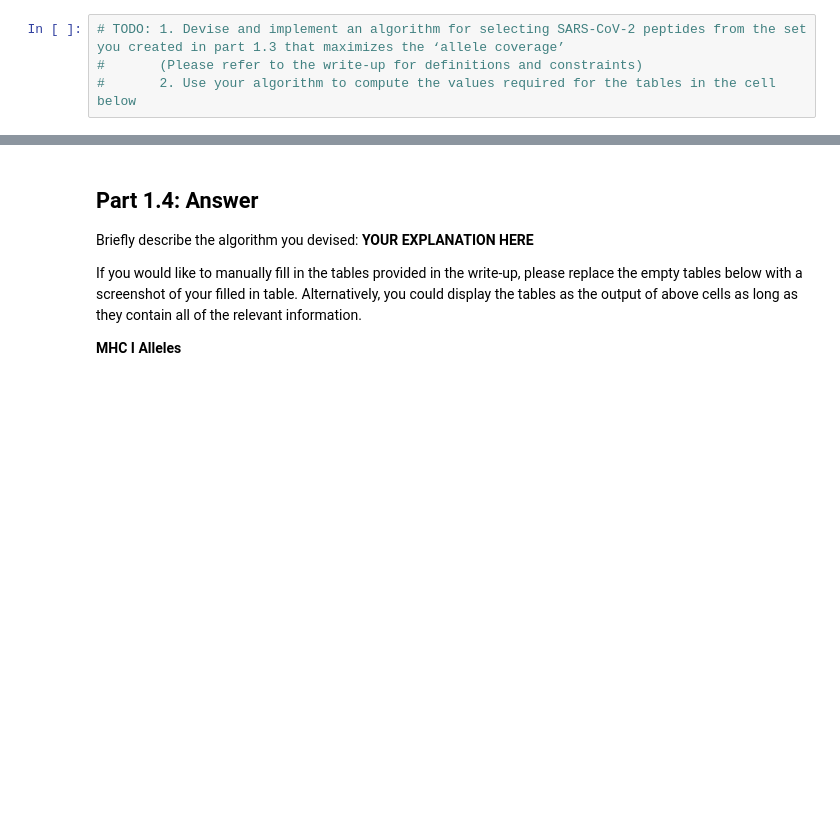
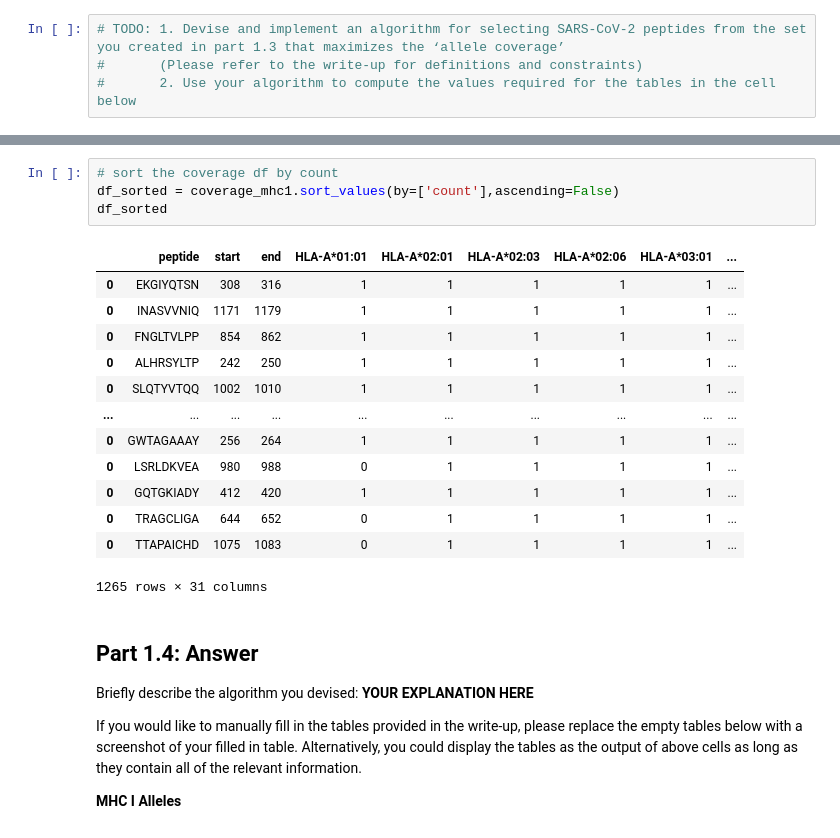
Before and after one commit to ryanquinnnelson/CMU-02718-HW5, a Jupyter notebook: 02_518_02_718_HW_5_ryann.ipynb, the cells around one changed output, grey strips where cells are left out. Saved outputs shown, nothing was run; the diff lists cells and outputs as text; blank space fills up the shorter version.

```diff
--- a/02_518_02_718_HW_5_ryann.ipynb
+++ b/02_518_02_718_HW_5_ryann.ipynb
@@ -910,3 +1039,21 @@ If you would like to manually fill in the table provided in the write-up, please
+# %%
+# sort the coverage df by count
+df_sorted = coverage_mhc1.sort_values(by=['count'],ascending=False)
+df_sorted
+# %% [output]
+|  | peptide | start | end | HLA-A*01:01 | HLA-A*02:01 | HLA-A*02:03 | HLA-A*02:06 | HLA-A*03:01 | ... |
+| 0 | EKGIYQTSN | 308 | 316 | 1 | 1 | 1 | 1 | 1 | ... |
+| 0 | INASVVNIQ | 1171 | 1179 | 1 | 1 | 1 | 1 | 1 | ... |
+| 0 | FNGLTVLPP | 854 | 862 | 1 | 1 | 1 | 1 | 1 | ... |
+| 0 | ALHRSYLTP | 242 | 250 | 1 | 1 | 1 | 1 | 1 | ... |
+| 0 | SLQTYVTQQ | 1002 | 1010 | 1 | 1 | 1 | 1 | 1 | ... |
+| ... | ... | ... | ... | ... | ... | ... | ... | ... | ... |
+| 0 | GWTAGAAAY | 256 | 264 | 1 | 1 | 1 | 1 | 1 | ... |
+| 0 | LSRLDKVEA | 980 | 988 | 0 | 1 | 1 | 1 | 1 | ... |
+| 0 | GQTGKIADY | 412 | 420 | 1 | 1 | 1 | 1 | 1 | ... |
+| 0 | TRAGCLIGA | 644 | 652 | 0 | 1 | 1 | 1 | 1 | ... |
+| 0 | TTAPAICHD | 1075 | 1083 | 0 | 1 | 1 | 1 | 1 | ... |
+1265 rows × 31 columns
 # %% [markdown]
 ## Part 1.4: Answer
 
```
Also changed, not shown: parts of 14 cells of this notebook.
